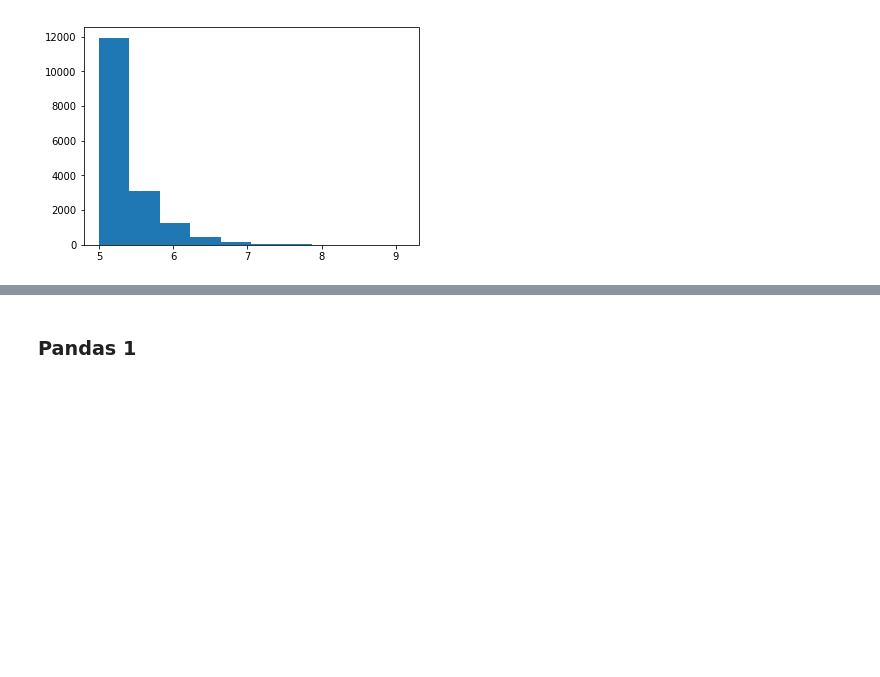
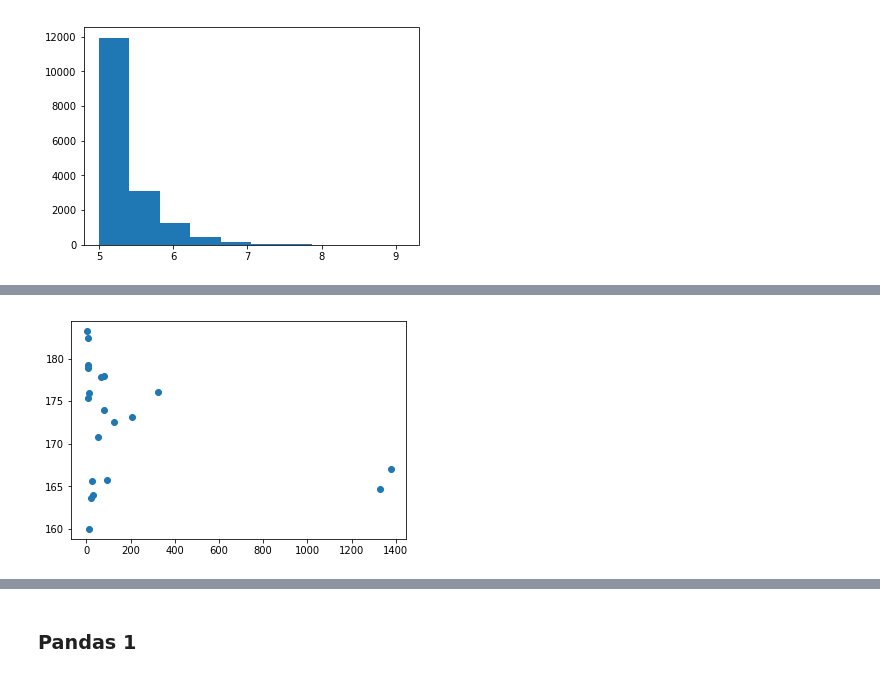
Before and after one commit to jfan3/BootCamp2018, a Jupyter notebook: ProbSets/Comp/PS2/PS2.ipynb, the cells around one changed output, grey strips where cells are left out. Cells and saved outputs as stored; diff of their text form; code cells hidden in the pictures; blank space fills up the shorter version.

```diff
--- a/ProbSets/Comp/PS2/PS2.ipynb
+++ b/ProbSets/Comp/PS2/PS2.ipynb
@@ -213,0 +248,5 @@ plt.show()
+# %%
+plt.scatter(dta[:,0], dta[:,2])
+plt.show()
+# %% [output]
+[figure, added]
```
Also changed, not shown: parts of 110 cells of this notebook, 20 other files.
